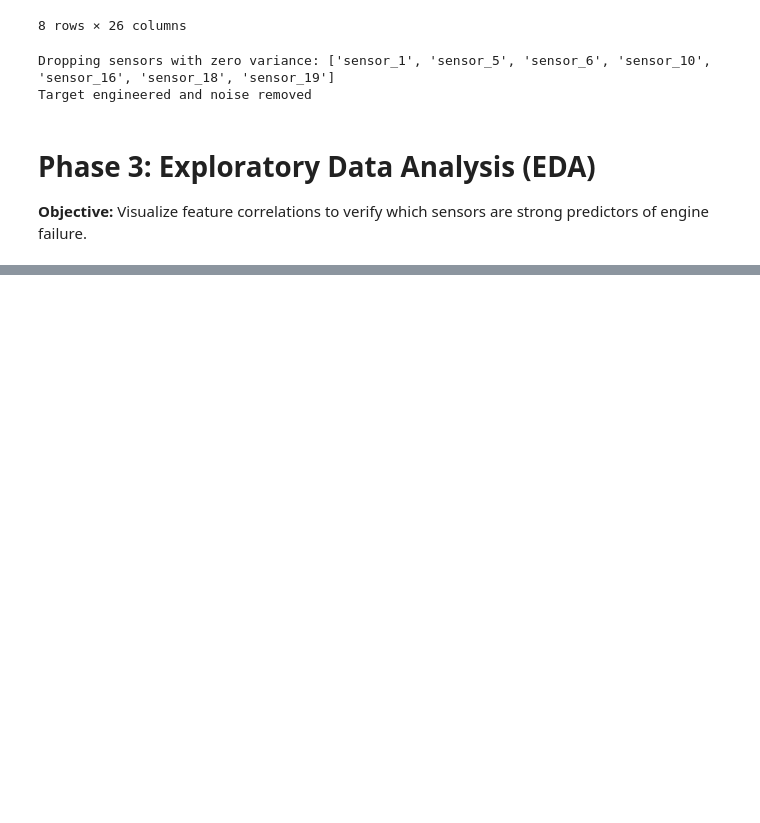
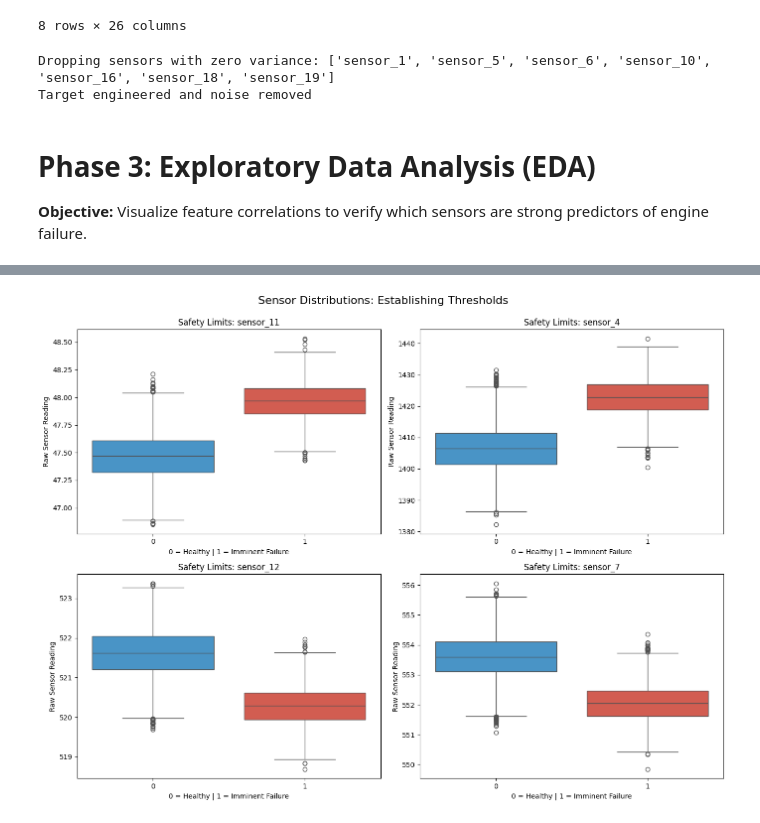
Before and after one commit to Sunnahboy/cmapss-predictive-maintenance, a Jupyter notebook: notebooks/01_eda_and_cleaning.ipynb, the cells around one changed output, grey strips where cells are left out. Drawn from its saved outputs; the diff is of its cells as text; code cells hidden in the pictures; blank space fills up the shorter version.

```diff
--- a/notebooks/01_eda_and_cleaning.ipynb
+++ b/notebooks/01_eda_and_cleaning.ipynb
@@ -119,0 +179,24 @@ plt.show()
+# %%
+# Create a 2x2 grid of box plots for our top 4 sensors
+fig, axes = plt.subplots(2, 2, figsize=(14, 10))
+axes = axes.flatten()
+
+for i, sensor in enumerate(top_4_sensors):
+    sns.boxplot(
+        x='risk_label',
+        y=sensor,
+        data=train_df_clean,
+        hue='risk_label',                 # FIXED: explicitly assign hue
+        palette=['#3498db', '#e74c3c'],   # FIXED: use a list to avoid type mismatch
+        legend=False,                     # FIXED: hide redundant legends
+        ax=axes[i]
+    )
+    axes[i].set_title(f'Safety Limits: {sensor}', fontsize=12)
+    axes[i].set_xlabel('0 = Healthy | 1 = Imminent Failure')
+    axes[i].set_ylabel('Raw Sensor Reading')
+
+plt.tight_layout()
+plt.suptitle('Sensor Distributions: Establishing Thresholds', y=1.03, fontsize=16)
+plt.show()
+# %% [output]
+[figure, added]
```
Also changed, not shown: parts of 6 cells of this notebook.
